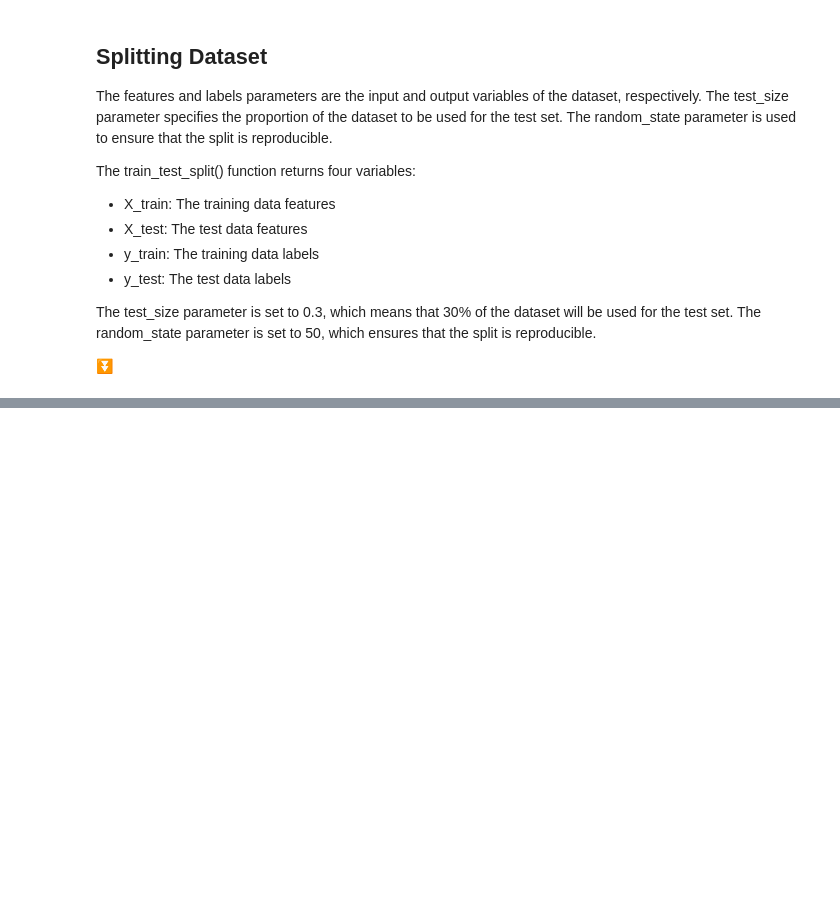
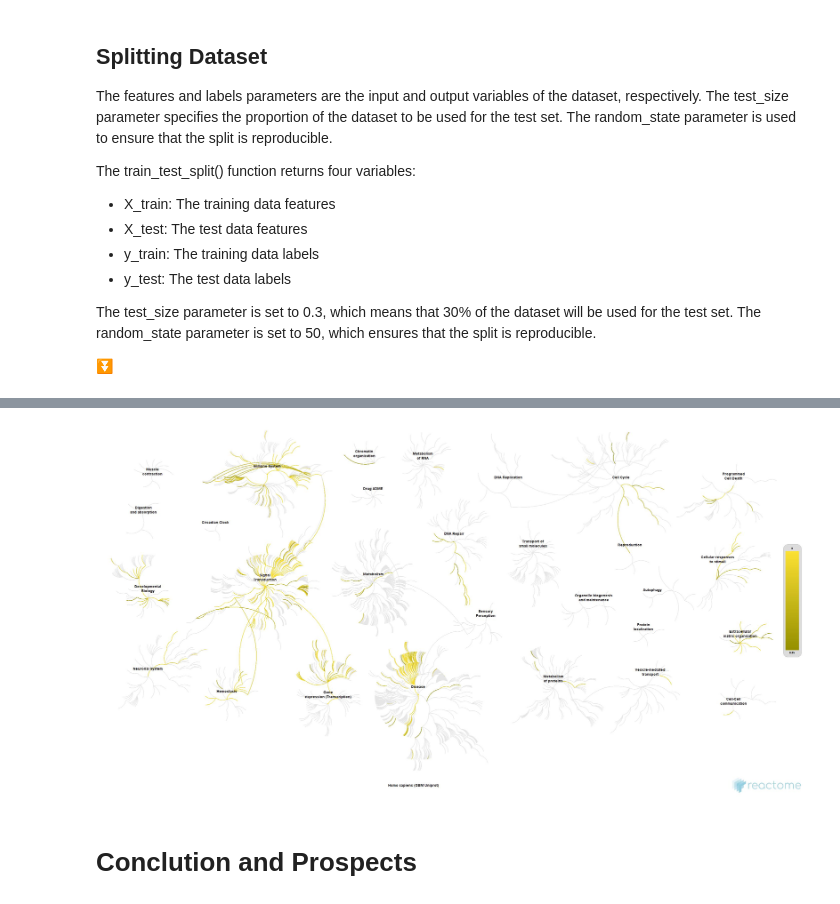
Before and after one commit to aysanraza/parkinson-explorer, a Jupyter notebook: parkinson_explorer.ipynb, the cells around one changed output, grey strips where cells are left out. Cells and saved outputs as stored; diff of their text form; code cells hidden in the pictures; blank space fills up the shorter version.

```diff
--- a/parkinson_explorer.ipynb
+++ b/parkinson_explorer.ipynb
@@ -146,0 +285,8 @@ X_train, X_test, y_train, y_test = train_test_split(features, labels, test_size=
+# %%
+# geneset enrichment analysis of the newly predicted proteins
+
+Image("/data/img.jpg")
+# %% [output]
+[figure, added]
+# %% [markdown]
+# Conclution and Prospects
```
Also changed, not shown: parts of 12 cells of this notebook.
